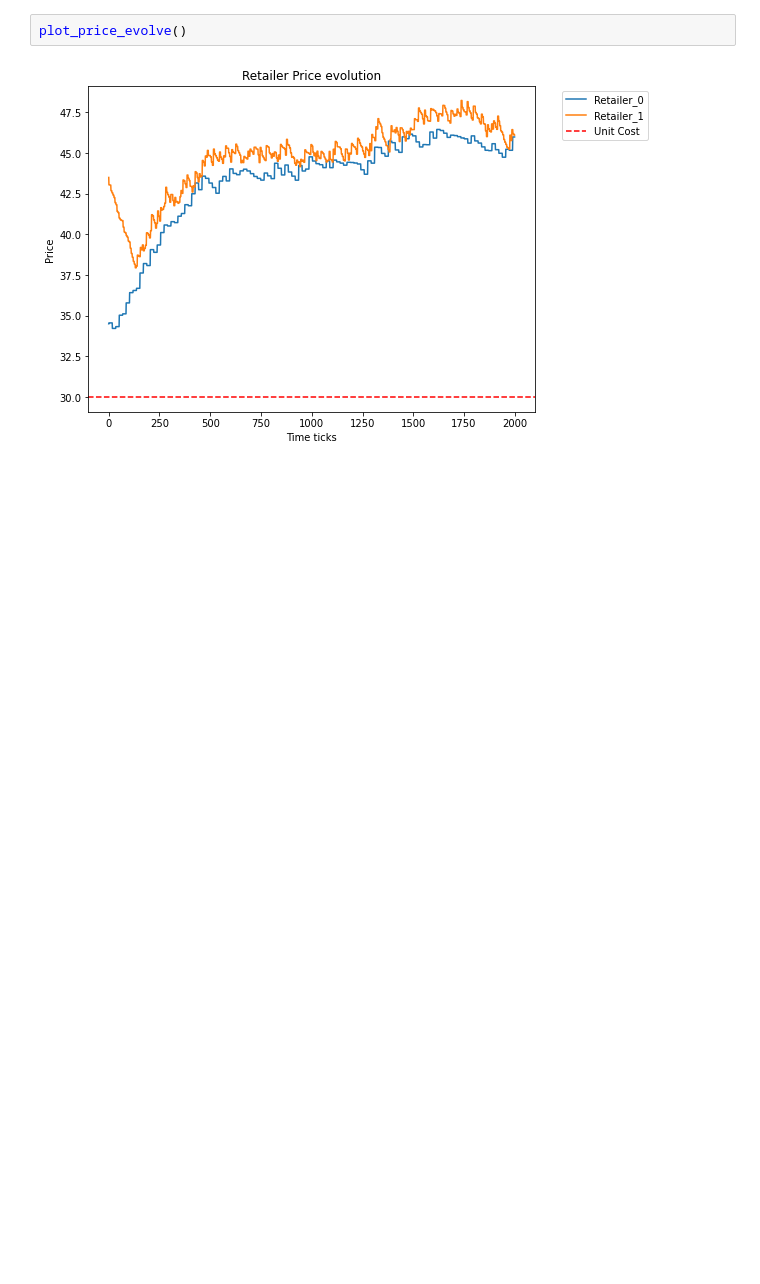
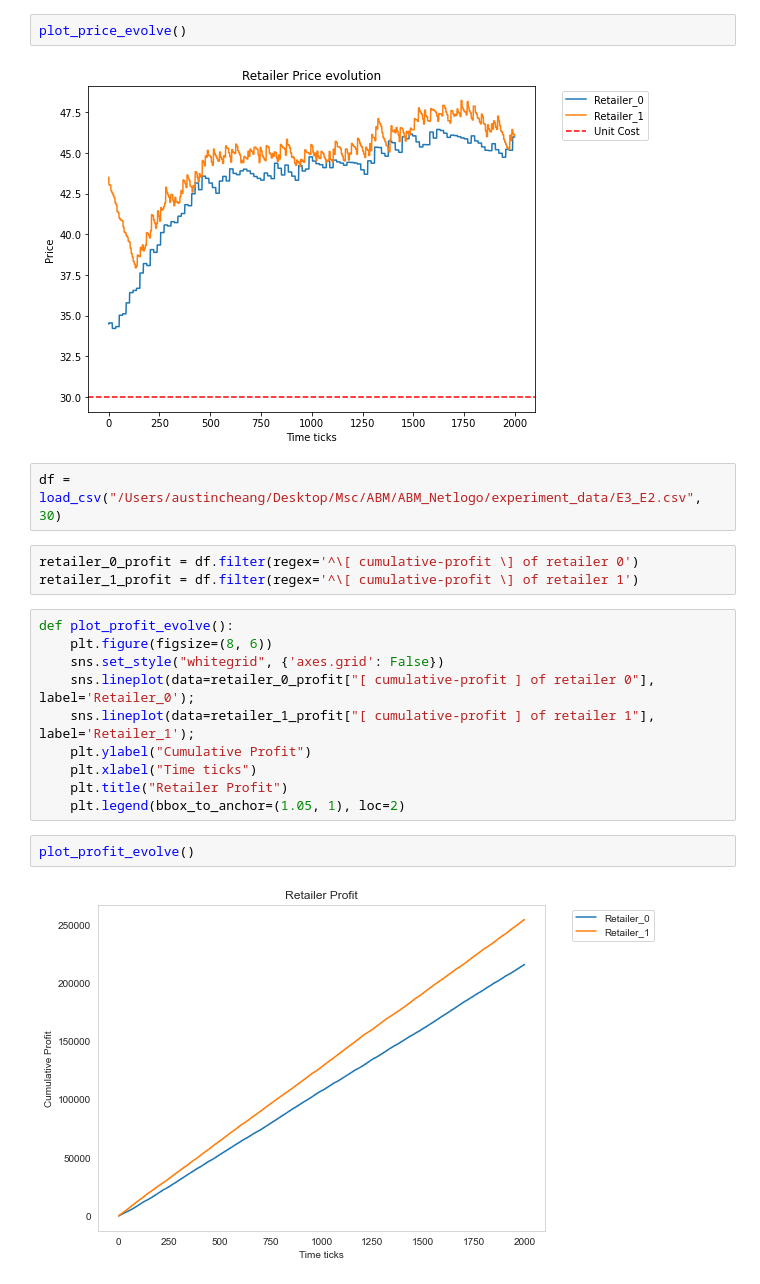
Before and after one commit to AustinCheang/ABM_Netlogo, a Jupyter notebook: plot_price_trend.ipynb, the cells around one changed output. Cells and saved outputs as stored; diff of their text form; blank space fills up the shorter version.

Commit message:
add new graphs

```diff
--- a/plot_price_trend.ipynb
+++ b/plot_price_trend.ipynb
@@ -60,3 +79,22 @@ def plot_price_evolve():
 plot_price_evolve()
 # %% [output]
 [figure]
+# %%
+df = load_csv("/Users/austincheang/Desktop/Msc/ABM/ABM_Netlogo/experiment_data/E3_E2.csv", 30)
+# %%
+retailer_0_profit = df.filter(regex='^\[ cumulative-profit \] of retailer 0')
+retailer_1_profit = df.filter(regex='^\[ cumulative-profit \] of retailer 1')
+# %%
+def plot_profit_evolve():
+    plt.figure(figsize=(8, 6))
+    sns.set_style("whitegrid", {'axes.grid': False})
+    sns.lineplot(data=retailer_0_profit["[ cumulative-profit ] of retailer 0"], label='Retailer_0');
+    sns.lineplot(data=retailer_1_profit["[ cumulative-profit ] of retailer 1"], label='Retailer_1');
+    plt.ylabel("Cumulative Profit")
+    plt.xlabel("Time ticks")
+    plt.title("Retailer Profit")
+    plt.legend(bbox_to_anchor=(1.05, 1), loc=2)
+# %%
+plot_profit_evolve()
+# %% [output]
+[figure, added]
```
Also changed, not shown: parts of 2 cells of this notebook, 3 other files.
